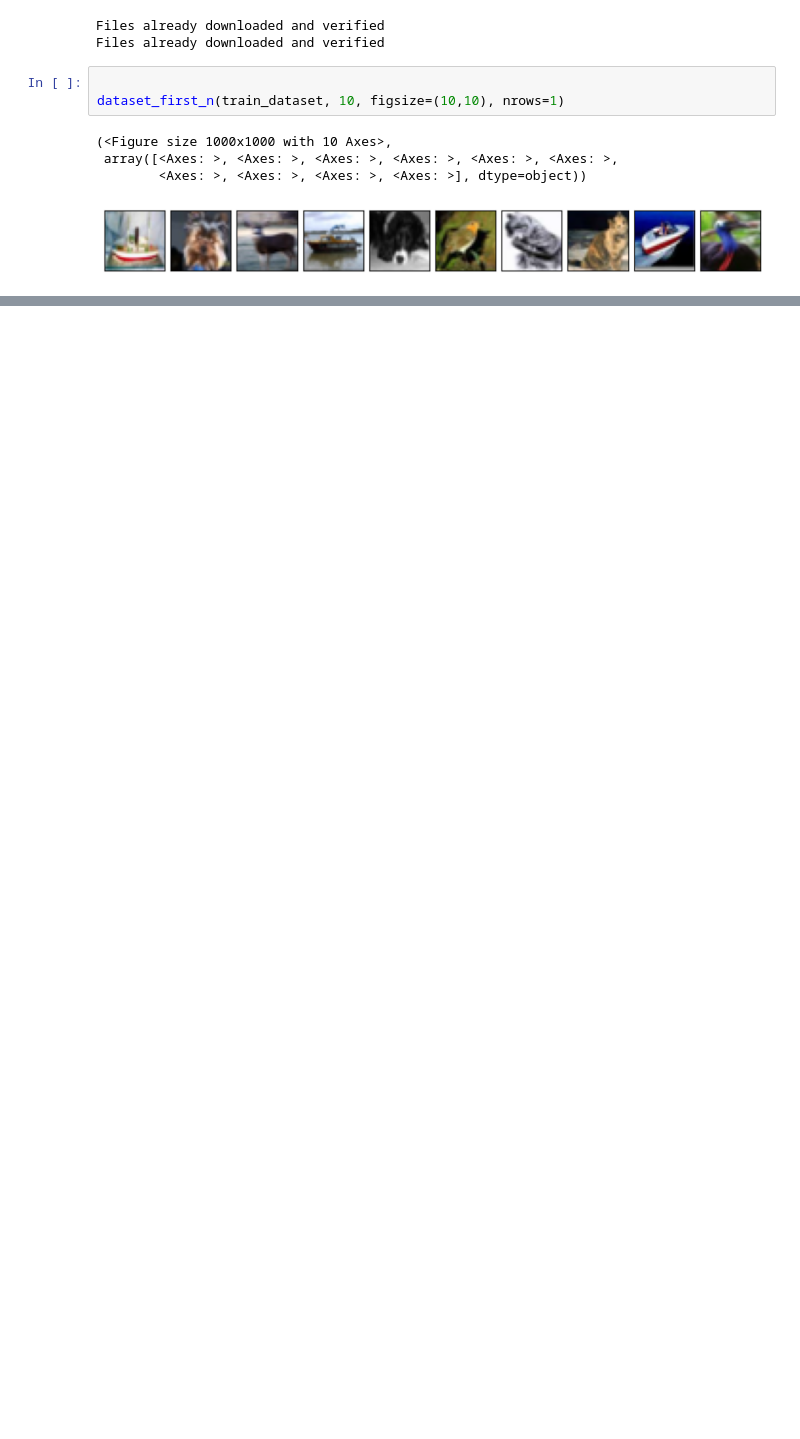
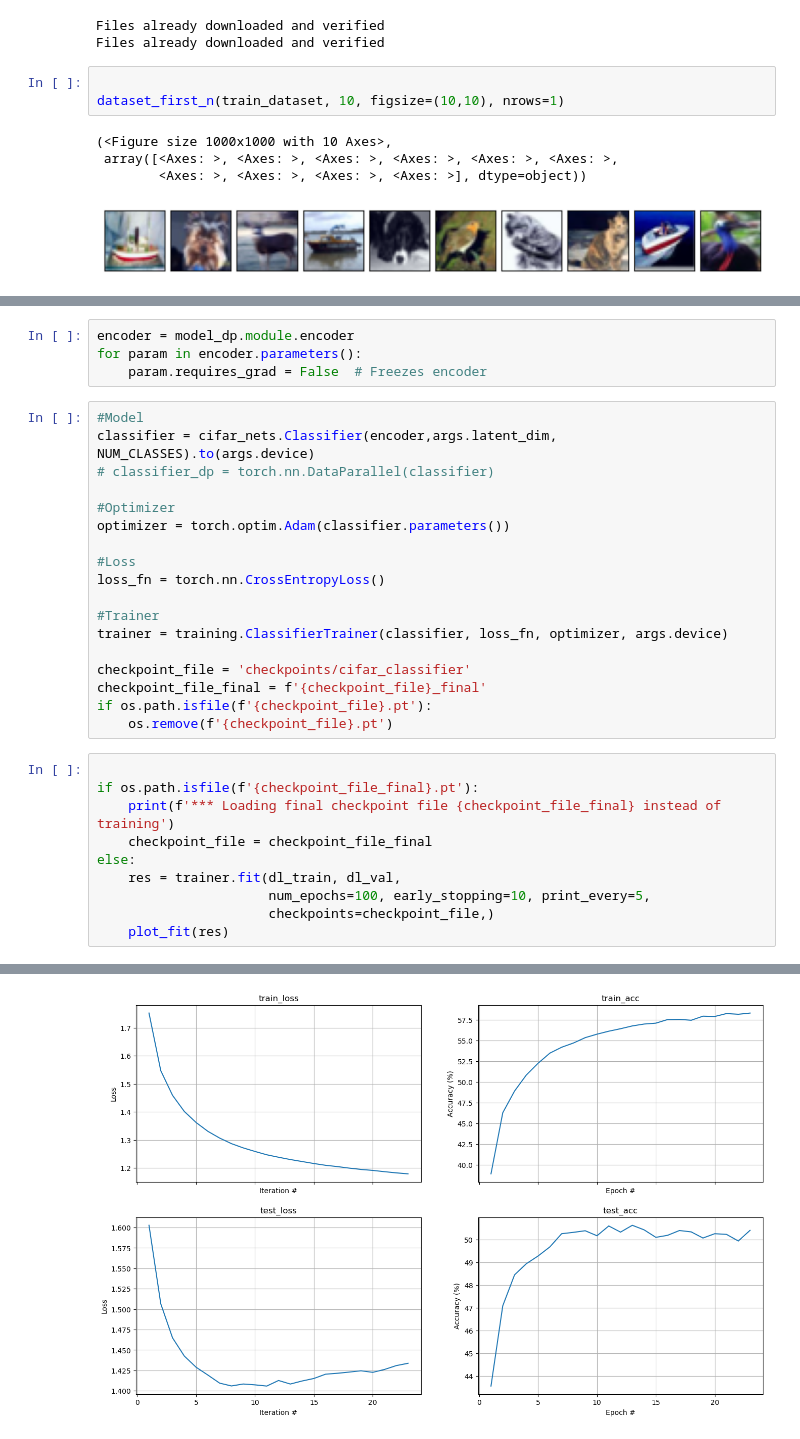
Before and after one commit to matanophir/DL_project, a Jupyter notebook: cifar_1_2_1.ipynb, the cells around one changed output, grey strips where cells are left out. Saved outputs shown, nothing was run; the diff lists cells and outputs as text; blank space fills up the shorter version.

```diff
--- a/cifar_1_2_1.ipynb
+++ b/cifar_1_2_1.ipynb
@@ -143,0 +213,33 @@ else:
+# %%
+encoder = model_dp.module.encoder
+for param in encoder.parameters():
+    param.requires_grad = False  # Freezes encoder
+# %%
+#Model
+classifier = cifar_nets.Classifier(encoder,args.latent_dim, NUM_CLASSES).to(args.device)
+# classifier_dp = torch.nn.DataParallel(classifier)
+
+#Optimizer
+optimizer = torch.optim.Adam(classifier.parameters())
+
+#Loss
+loss_fn = torch.nn.CrossEntropyLoss()
+
+#Trainer
+trainer = training.ClassifierTrainer(classifier, loss_fn, optimizer, args.device)
+
+checkpoint_file = 'checkpoints/cifar_classifier'
+checkpoint_file_final = f'{checkpoint_file}_final'
+if os.path.isfile(f'{checkpoint_file}.pt'):
+    os.remove(f'{checkpoint_file}.pt')
+# %%
+
+if os.path.isfile(f'{checkpoint_file_final}.pt'):
+    print(f'*** Loading final checkpoint file {checkpoint_file_final} instead of training')
+    checkpoint_file = checkpoint_file_final
+else:
+    res = trainer.fit(dl_train, dl_val,
+                      num_epochs=100, early_stopping=10, print_every=5,
+                      checkpoints=checkpoint_file,)
+    plot_fit(res)
+# %% [output]
@@ -143,0 +262 @@ else:
+[figure, added]
```
Also changed, not shown: parts of 11 cells of this notebook, 18 other files.
